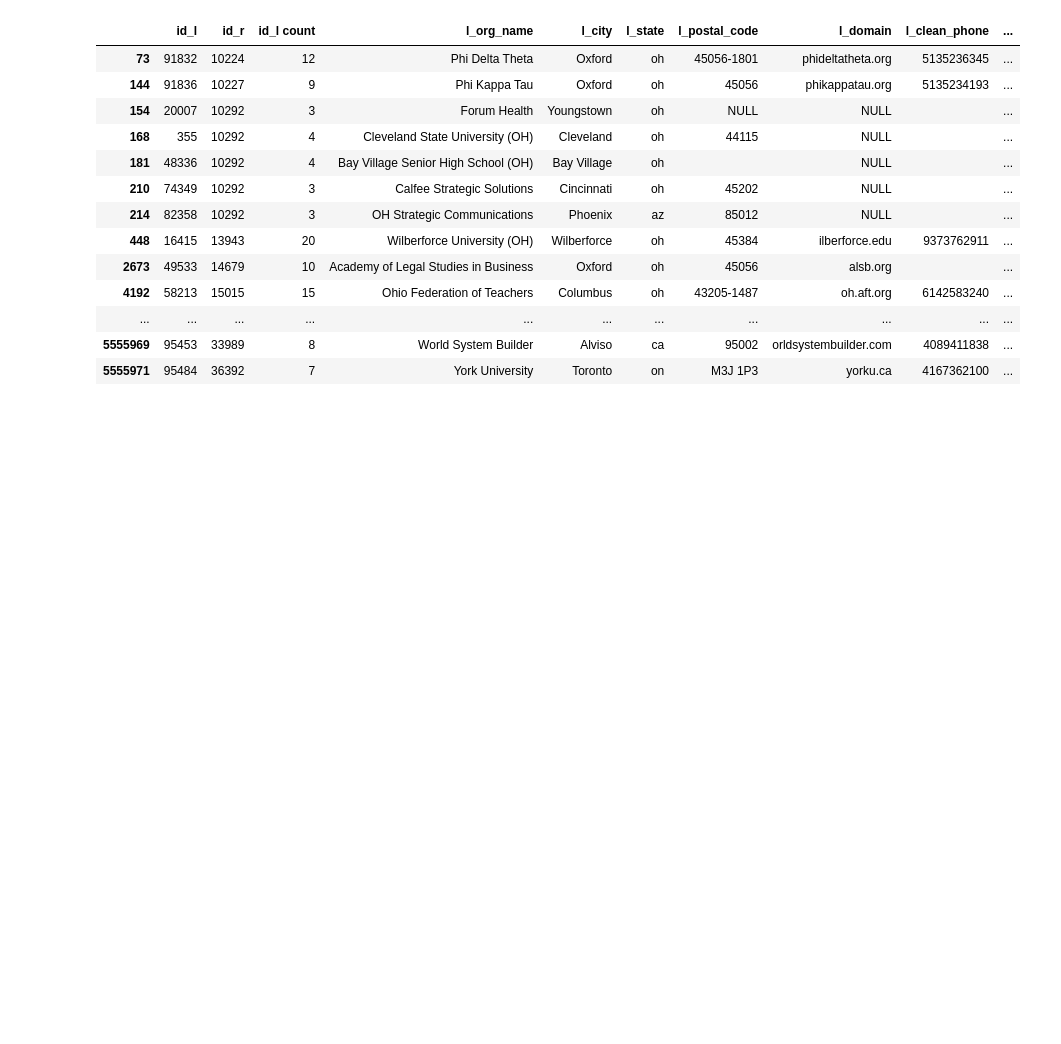
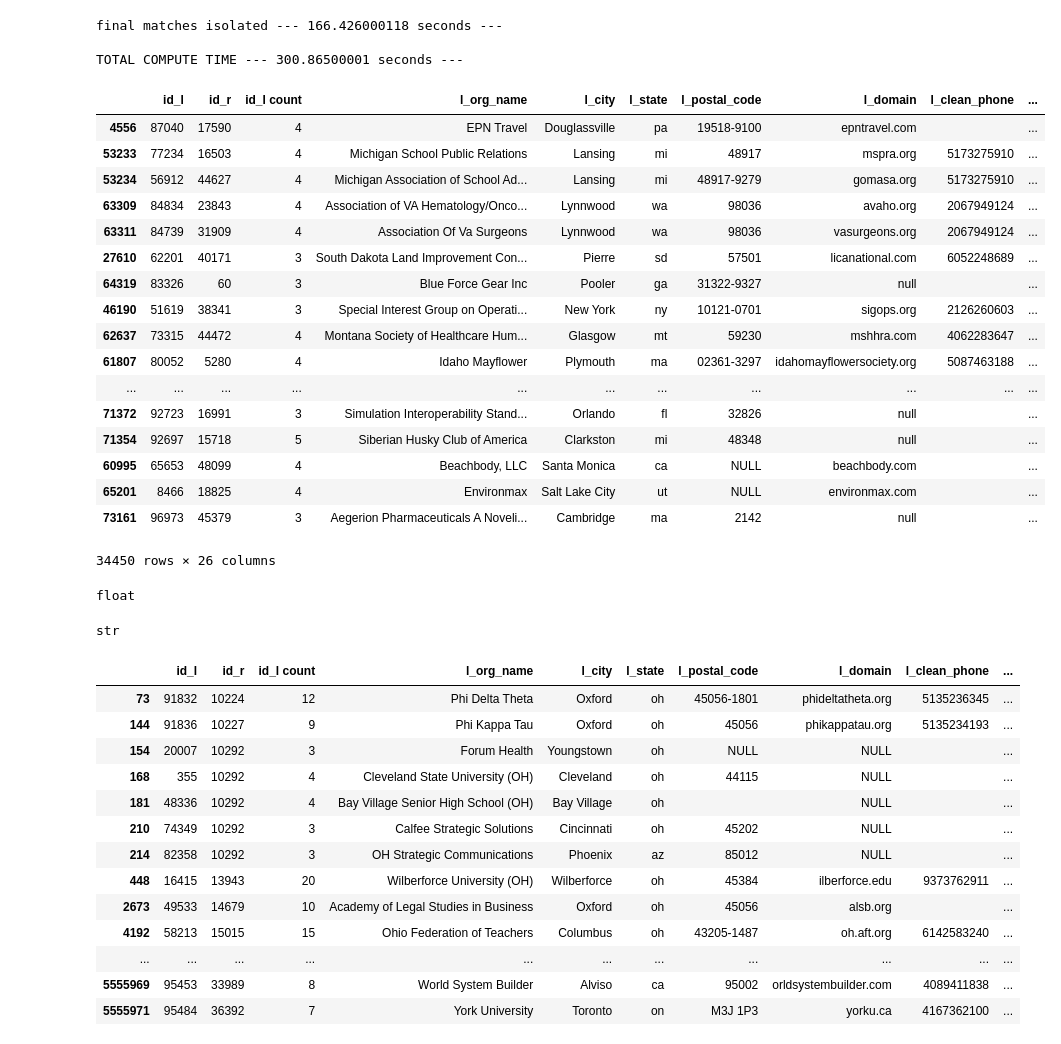
Before and after one commit to duncanjamesbell/data_matching, a Jupyter notebook: Org_Matcher_v3.0.ipynb, the cells around one changed output. Cells and saved outputs as stored; diff of their text form; code cells hidden in the pictures; blank space fills up the shorter version.

Commit message:
worked on data matcher

```diff
--- a/Org_Matcher_v3.0.ipynb
+++ b/Org_Matcher_v3.0.ipynb
@@ -670,3 +712,64 @@ org_matches.to_csv('org_matches_w_preds.csv')
+# %%
+feature_cols = ['uniq',
+                'state_match',
+                'zip_match',
+                'domain_match',
+                'phone_match']
+
+# define X and y
+X = training_data[feature_cols]
+y = training_data['is_match']
+
+# logistic regression
+log = LogisticRegression()
+log.fit(X, y)
+y_pred_class = log.predict(full_conc[feature_cols])
+y_pred_proba = log.predict_proba(full_conc[feature_cols])[:,1]
+
+full_conc['match_pred'] = y_pred_class
+full_conc['pred_proba'] = y_pred_proba
+
+#we take any matches meeting either name match threshold or composite match threshold as matches for review
+#org_matches = full_conc[(full_conc.overall_name_score >= name_score_min) | (full_conc.composite_match_score >= composite_score_min)]
+org_matches = full_conc[full_conc.match_pred == 1]
+failed_matches_for_review = full_conc[(full_conc.match_pred == 0) & (full_conc.pred_proba > .4)]
+
+print("final matches isolated --- %s seconds ---" % (time.time() - start_time))
+print ""
+
+print("TOTAL COMPUTE TIME --- %s seconds ---" % (time.time() - overall_time))
+
+org_matches.sort_values(by='pred_proba', ascending=True)
+# %% [output]
+final matches isolated --- 166.426000118 seconds ---
+
+TOTAL COMPUTE TIME --- 300.86500001 seconds ---
+|  | id_l | id_r | id_l count | l_org_name | l_city | l_state | l_postal_code | l_domain | l_clean_phone | ... |
+| 4556 | 87040 | 17590 | 4 | EPN Travel | Douglassville | pa | 19518-9100 | epntravel.com |  | ... |
+| 53233 | 77234 | 16503 | 4 | Michigan School Public Relations | Lansing | mi | 48917 | mspra.org | 5173275910 | ... |
+| 53234 | 56912 | 44627 | 4 | Michigan Association of School Ad... | Lansing | mi | 48917-9279 | gomasa.org | 5173275910 | ... |
+| 63309 | 84834 | 23843 | 4 | Association of VA Hematology/Onco... | Lynnwood | wa | 98036 | avaho.org | 2067949124 | ... |
+| 63311 | 84739 | 31909 | 4 | Association Of Va Surgeons | Lynnwood | wa | 98036 | vasurgeons.org | 2067949124 | ... |
+| 27610 | 62201 | 40171 | 3 | South Dakota Land Improvement Con... | Pierre | sd | 57501 | licanational.com | 6052248689 | ... |
+| 64319 | 83326 | 60 | 3 | Blue Force Gear Inc | Pooler | ga | 31322-9327 | null |  | ... |
+| 46190 | 51619 | 38341 | 3 | Special Interest Group on Operati... | New York | ny | 10121-0701 | sigops.org | 2126260603 | ... |
+| 62637 | 73315 | 44472 | 4 | Montana Society of Healthcare Hum... | Glasgow | mt | 59230 | mshhra.com | 4062283647 | ... |
+| 61807 | 80052 | 5280 | 4 | Idaho Mayflower | Plymouth | ma | 02361-3297 | idahomayflowersociety.org | 5087463188 | ... |
+| ... | ... | ... | ... | ... | ... | ... | ... | ... | ... | ... |
+| 71372 | 92723 | 16991 | 3 | Simulation Interoperability Stand... | Orlando | fl | 32826 | null |  | ... |
+| 71354 | 92697 | 15718 | 5 | Siberian Husky Club of America | Clarkston | mi | 48348 | null |  | ... |
+| 60995 | 65653 | 48099 | 4 | Beachbody, LLC | Santa Monica | ca | NULL | beachbody.com |  | ... |
+| 65201 | 8466 | 18825 | 4 | Environmax | Salt Lake City | ut | NULL | environmax.com |  | ... |
+| 73161 | 96973 | 45379 | 3 | Aegerion Pharmaceuticals A Noveli... | Cambridge | ma | 2142 | null |  | ... |
+34450 rows × 26 columns
+# %%
+type(np.nan)
+# %% [output]
+float
+# %%
+type('')
+# %% [output]
+str
 # %%
 failed_matches_for_review.to_csv('failed_matches_for_review.csv')
 # %%
```
Also changed, not shown: parts of 19 cells of this notebook.
